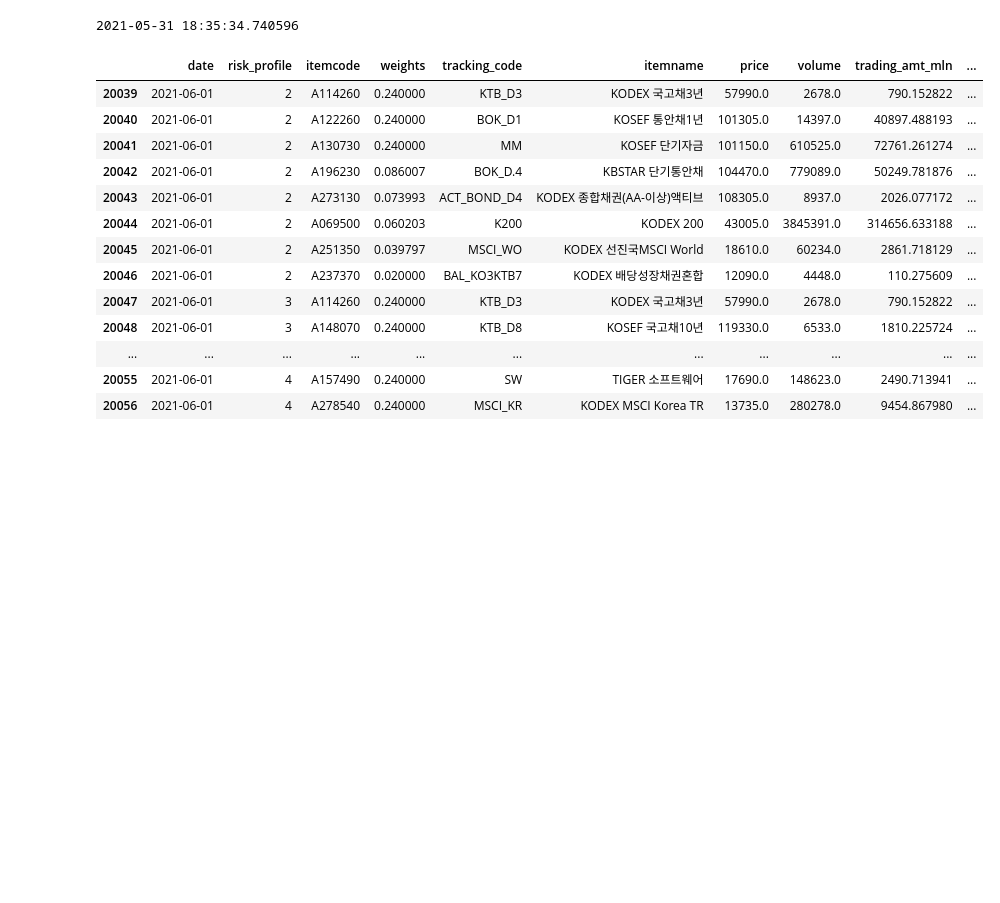
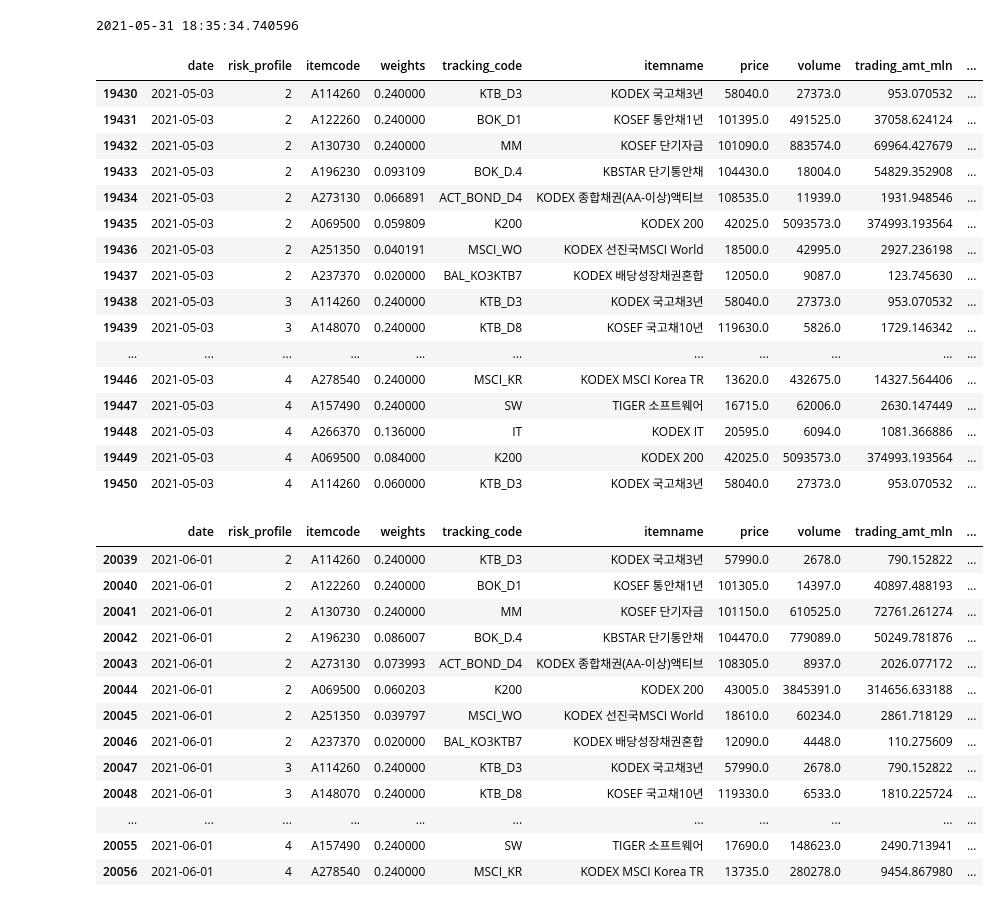
Before and after one commit to my2582/kisra, a Jupyter notebook: src/data/append_advised_portfolios.ipynb, the cells around one changed output. Drawn from its saved outputs; the diff is of its cells as text; code cells hidden in the pictures; blank space fills up the shorter version.

```diff
--- a/src/data/append_advised_portfolios.ipynb
+++ b/src/data/append_advised_portfolios.ipynb
@@ -68,6 +68,26 @@ today = datetime.datetime.today()
 print(today - BDay(1))
 # %% [output]
 2021-05-31 18:35:34.740596
+# %%
+df[df.date=='2021-05-03']
+# %% [output]
+|  | date | risk_profile | itemcode | weights | tracking_code | itemname | price | volume | trading_amt_mln | ... |
+| 19430 | 2021-05-03 | 2 | A114260 | 0.240000 | KTB_D3 | KODEX 국고채3년 | 58040.0 | 27373.0 | 953.070532 | ... |
+| 19431 | 2021-05-03 | 2 | A122260 | 0.240000 | BOK_D1 | KOSEF 통안채1년 | 101395.0 | 491525.0 | 37058.624124 | ... |
+| 19432 | 2021-05-03 | 2 | A130730 | 0.240000 | MM | KOSEF 단기자금 | 101090.0 | 883574.0 | 69964.427679 | ... |
+| 19433 | 2021-05-03 | 2 | A196230 | 0.093109 | BOK_D.4 | KBSTAR 단기통안채 | 104430.0 | 18004.0 | 54829.352908 | ... |
+| 19434 | 2021-05-03 | 2 | A273130 | 0.066891 | ACT_BOND_D4 | KODEX 종합채권(AA-이상)액티브 | 108535.0 | 11939.0 | 1931.948546 | ... |
+| 19435 | 2021-05-03 | 2 | A069500 | 0.059809 | K200 | KODEX 200 | 42025.0 | 5093573.0 | 374993.193564 | ... |
+| 19436 | 2021-05-03 | 2 | A251350 | 0.040191 | MSCI_WO | KODEX 선진국MSCI World | 18500.0 | 42995.0 | 2927.236198 | ... |
+| 19437 | 2021-05-03 | 2 | A237370 | 0.020000 | BAL_KO3KTB7 | KODEX 배당성장채권혼합 | 12050.0 | 9087.0 | 123.745630 | ... |
+| 19438 | 2021-05-03 | 3 | A114260 | 0.240000 | KTB_D3 | KODEX 국고채3년 | 58040.0 | 27373.0 | 953.070532 | ... |
+| 19439 | 2021-05-03 | 3 | A148070 | 0.240000 | KTB_D8 | KOSEF 국고채10년 | 119630.0 | 5826.0 | 1729.146342 | ... |
+| ... | ... | ... | ... | ... | ... | ... | ... | ... | ... | ... |
+| 19446 | 2021-05-03 | 4 | A278540 | 0.240000 | MSCI_KR | KODEX MSCI Korea TR | 13620.0 | 432675.0 | 14327.564406 | ... |
+| 19447 | 2021-05-03 | 4 | A157490 | 0.240000 | SW | TIGER 소프트웨어 | 16715.0 | 62006.0 | 2630.147449 | ... |
+| 19448 | 2021-05-03 | 4 | A266370 | 0.136000 | IT | KODEX IT | 20595.0 | 6094.0 | 1081.366886 | ... |
+| 19449 | 2021-05-03 | 4 | A069500 | 0.084000 | K200 | KODEX 200 | 42025.0 | 5093573.0 | 374993.193564 | ... |
+| 19450 | 2021-05-03 | 4 | A114260 | 0.060000 | KTB_D3 | KODEX 국고채3년 | 58040.0 | 27373.0 | 953.070532 | ... |
 # %%
 df[df.date=='2021-06-01']
 # %% [output]
```
Also changed, not shown: 34 other files.
